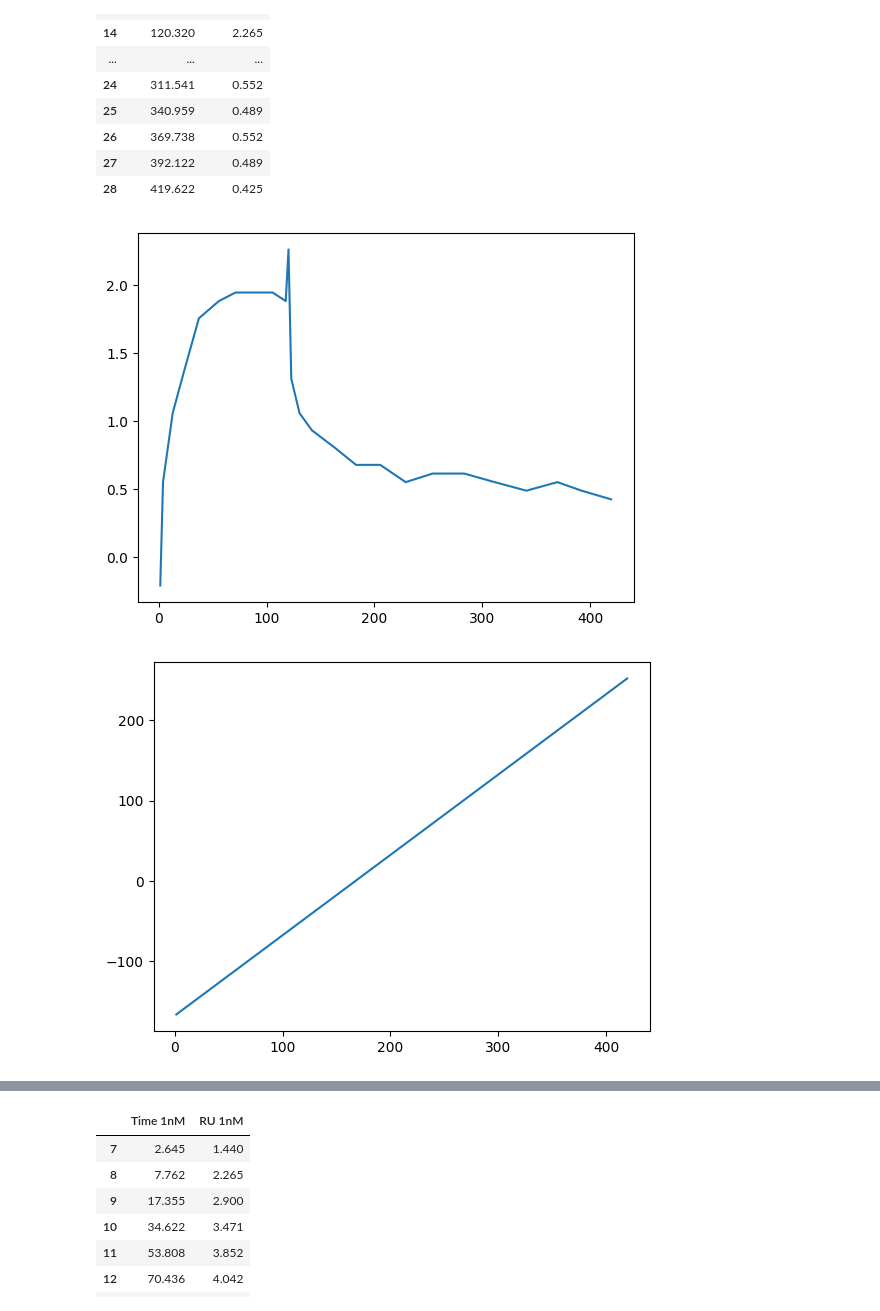
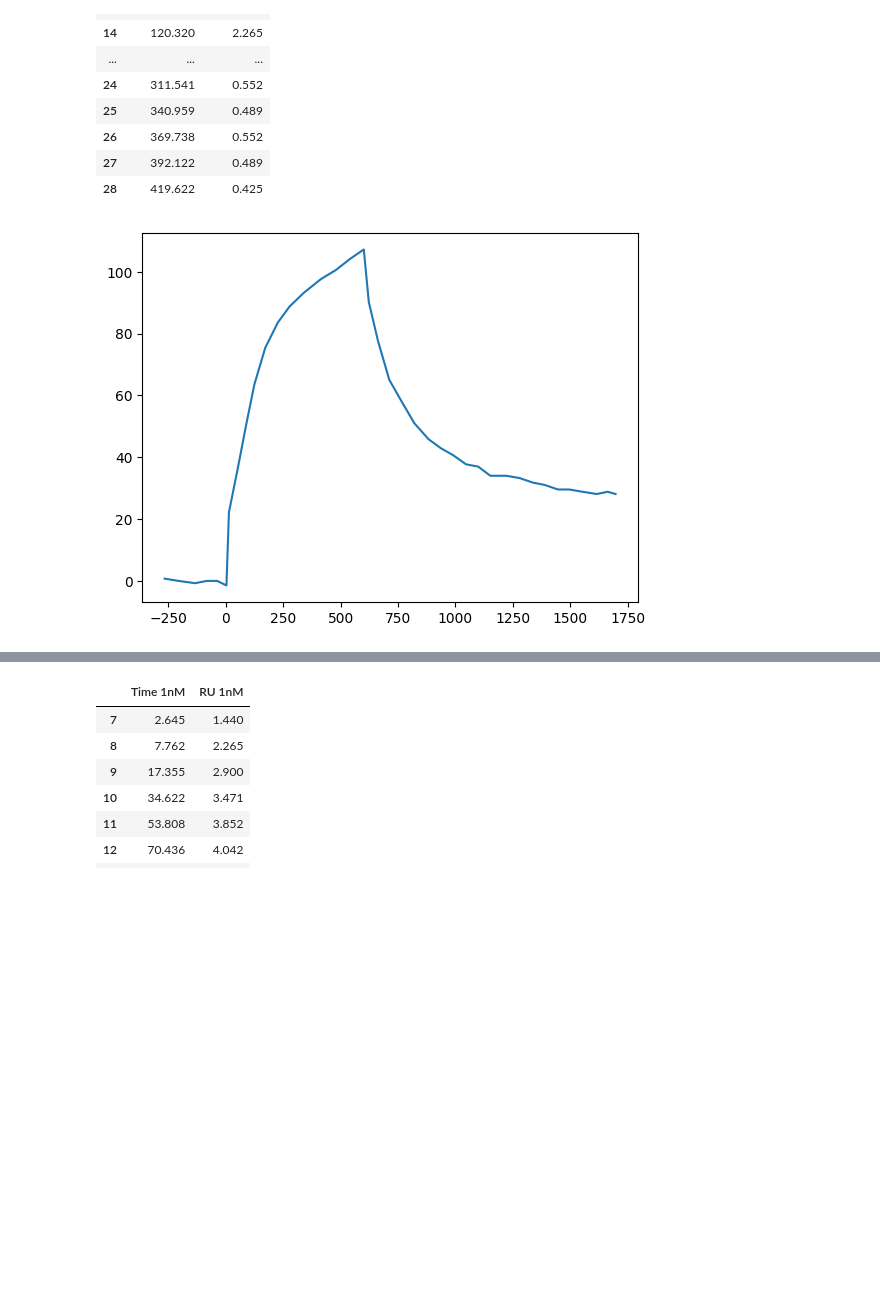
Before and after one commit to Ara101/Data_extraction_kinetic_signaling_data, a Jupyter notebook: code/python/rate_kinetics_0.ipynb, the cells around one changed output, grey strips where cells are left out. Drawn from its saved outputs; the diff is of its cells as text; code cells hidden in the pictures; blank space fills up the shorter version.

Commit message:
successful response to zero equation

```diff
--- a/code/python/rate_kinetics_0.ipynb
+++ b/code/python/rate_kinetics_0.ipynb
@@ -488,23 +500,22 @@ testFile105
 # %%
-# Test 1
+# Testing other equations
 #testFile1
-testFile105 = importCleanData("VEGFA165_NRP1_0.5-8nM_Lu2023.xlsx", "sheet1", ["Time 0.5nM", "RU 0.5nM"])
+testFile105 = importCleanData("VEGFA165_NRP1_02.3-39nm_Herve2008.xlsx", "sheet1", ["Time 4.6nM","RU 4.6nM"])
 # remove the first 4 rows
 testFile105 = testFile105.iloc[4:]
 testFile105
 # plot the data
-plt.plot(testFile105["Time 0.5nM"], testFile105["RU 0.5nM"])
+plt.plot(testFile105["Time 4.6nM"], testFile105["RU 4.6nM"])
 plt.show ()
 # fit the data
-param_k, pcov_k = fit_data(testFile105,testFile105["Time 0.5nM"], testFile105["RU 0.5nM"], assumption = "response to steady state", y_final = testFile105["RU 0.5nM"][-1:], y_initial = testFile105.iloc[0, 1])
+#param_k, pcov_k = fit_data(testFile105,testFile105["Time 0.5nM"], testFile105["RU 0.5nM"], assumption = "response to steady state", y_final = testFile105["RU 0.5nM"][-1:], y_initial = testFile105.iloc[0, 1])
 # plot the fitted data
 # created fitted response data
-fitted_response= response_to_steady_state(testFile105["Time 0.5nM"], *param_k)
-plt.plot(testFile105["Time 0.5nM"], fitted_response, label='Fitted Data')
-plt.show ()
+#fitted_response= response_to_steady_state(testFile105["Time 0.5nM"], *param_k)
+#plt.plot(testFile105["Time 2nM"], fitted_response, label='Fitted Data')
+#plt.show ()
 # %% [output]
-[figure, old version]
+[figure, new version]
-[figure, removed]
 # %%
 # Testing second data set
 
```
Also changed, not shown: parts of 3 cells of this notebook.
